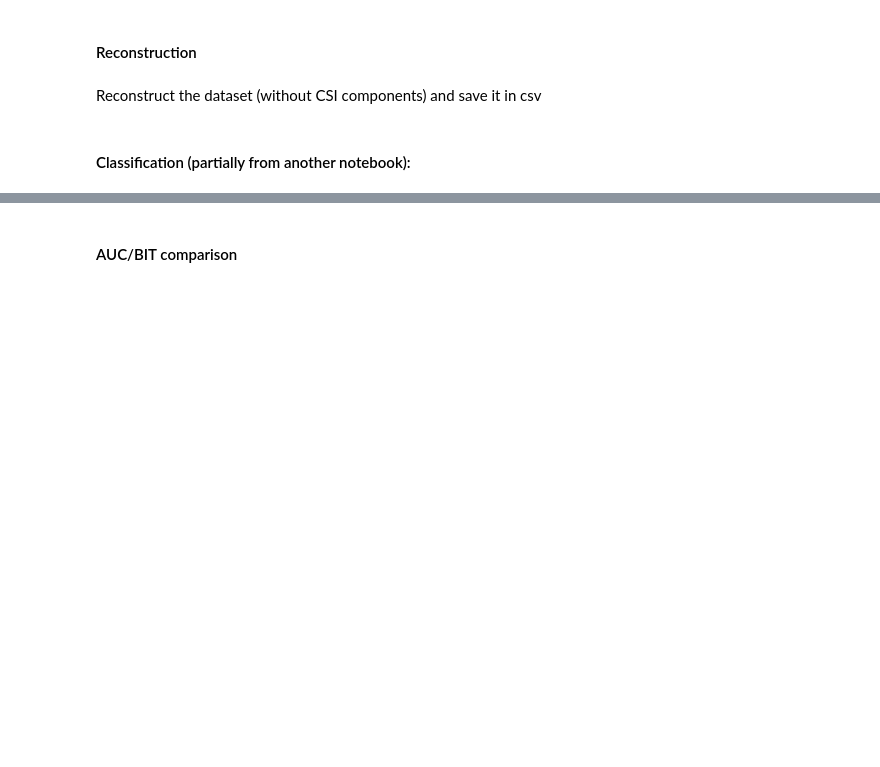
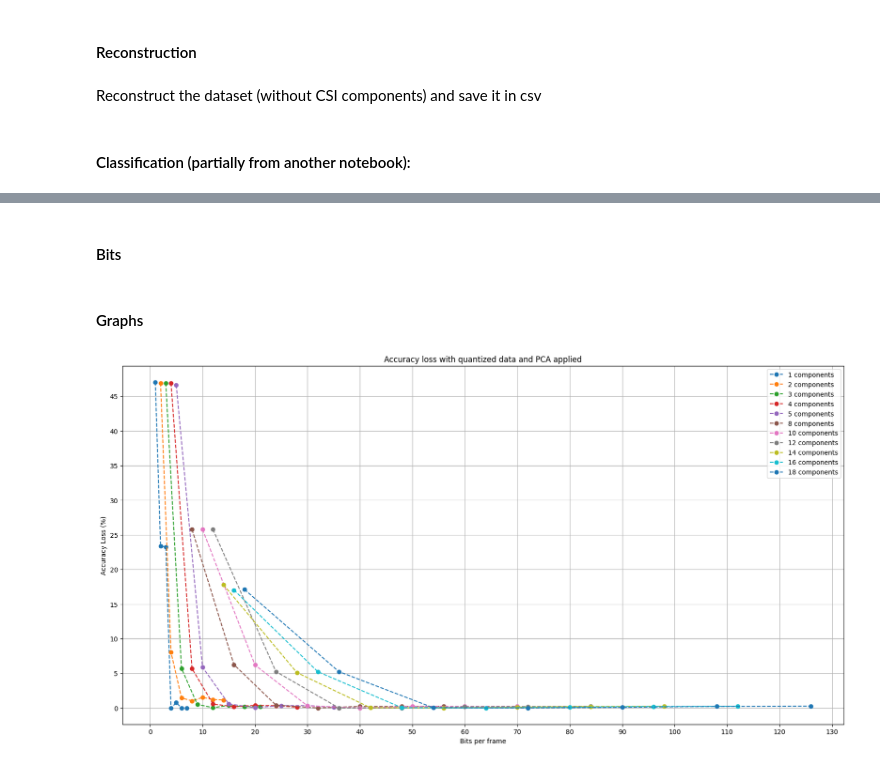
Before and after one commit to PolCeru/CSI-Compression, a Jupyter notebook: presence/NO_VAE/PCA_compression_presence.ipynb, the cells around one changed output, grey strips where cells are left out. Saved outputs shown, nothing was run; the diff lists cells and outputs as text; code cells hidden in the pictures; blank space fills up the shorter version.

Commit message:
fixed graphs for accuracy loss

```diff
--- a/presence/NO_VAE/PCA_compression_presence.ipynb
+++ b/presence/NO_VAE/PCA_compression_presence.ipynb
@@ -572,16 +579,0 @@ quantized_df = apply_quantization(reduced_df, num_levels)
-# %%
-#Encode-Decode
-encoded_df, huffman_codes = apply_encoding(quantized_df, df)
-decoded_df = apply_decoding(encoded_df, huffman_codes)
-print("Original DataFrame equals Decoded DataFrame:", quantized_df.equals(decoded_df)) #Correctness check
-# %%
-#Reconstruction
-reconstructed_df = reconstruct_data(decoded_df, encoded_df, pca, scaler, data)
-load_comparison()
-
-reconstructed_df.drop(columns=unused_features, inplace=True)
-# %%
-#Filtering and Classification
-reconstructed_filtered = apply_filtering(reconstructed_df)
-reconstructed_featured_labeled, auc_value = apply_classification(reconstructed_filtered)
-plot_MuStdAmplPaper(filteredFeaturesPresence, reconstructed_featured_labeled, base_directory)
@@ -619,7 +604,7 @@ for n_components in components:
         os.makedirs(sub_directory, exist_ok=True)
 
         # Lloyd-Max Quantization
-        quantized_df = apply_quantization(reduced_df, level)
+        quantized_df,_ ,_ = apply_quantization(reduced_df, level)
 
         # Encode-Decode
         encoded_df, huffman_codes = apply_encoding(quantized_df)
@@ -659,8 +644,8 @@ results_df = pd.DataFrame(results)
 # Save the results DataFrame to a CSV file
 results_file = os.path.join(base_directory, 'classification_results.csv')
 results_df.to_csv(results_file, index=False)
-# %% [markdown]
-#### AUC/BIT comparison
+# %% [markdown]
+#### Bits
 # %%
 #Define your targets and num_levels to iterate over
 components = [i for i in range(1, 20)]
@@ -736,3 +727,5 @@ results_df = pd.DataFrame(results)
 # Save the results DataFrame to a CSV file
 results_file = os.path.join('./results_csv', 'new_auc_bit_comparison.csv')
 results_df.to_csv(results_file, index=False)
+# %% [markdown]
+#### Graphs
@@ -739,2 +737,24 @@ results_df.to_csv(results_file, index=False)
+# %%
+auc_bit = pd.read_csv(os.path.join('./results_csv', 'new_auc_bit_comparison.csv'))
+
+components = [1,2,3,4,5,8,10,12,14,16,18]
+
+plt.figure(figsize=(20, 10))
+for n_components in auc_bit['n_components'].unique():
+    if(n_components not in components): continue
+    target_data = auc_bit[auc_bit['n_components'] == n_components]
+    plt.plot(target_data['QT_frame'], target_data['accuracy_loss'], marker='o', linestyle='--', label=f'{n_components} components')
+#plt.ylim(0.7)
+plt.title('Accuracy loss with quantized data and PCA applied')
+plt.xlabel('Bits per frame')
+plt.xticks(np.arange(0, 140, 10))
+plt.ylabel('Accuracy Loss (%)')
+plt.yticks(np.arange(0, 50, 5))
+plt.legend()
+plt.grid()
+plt.savefig(os.path.join('./results_graphs', 'accuracy-bit[BxF].png'))
+plt.show()
+# %% [output]
+[figure, added]
 # %%
 auc_bit = pd.read_csv(os.path.join('./results_csv', 'new_auc_bit_comparison.csv'))
```
Also changed, not shown: parts of 30 cells of this notebook, 1 other file.
